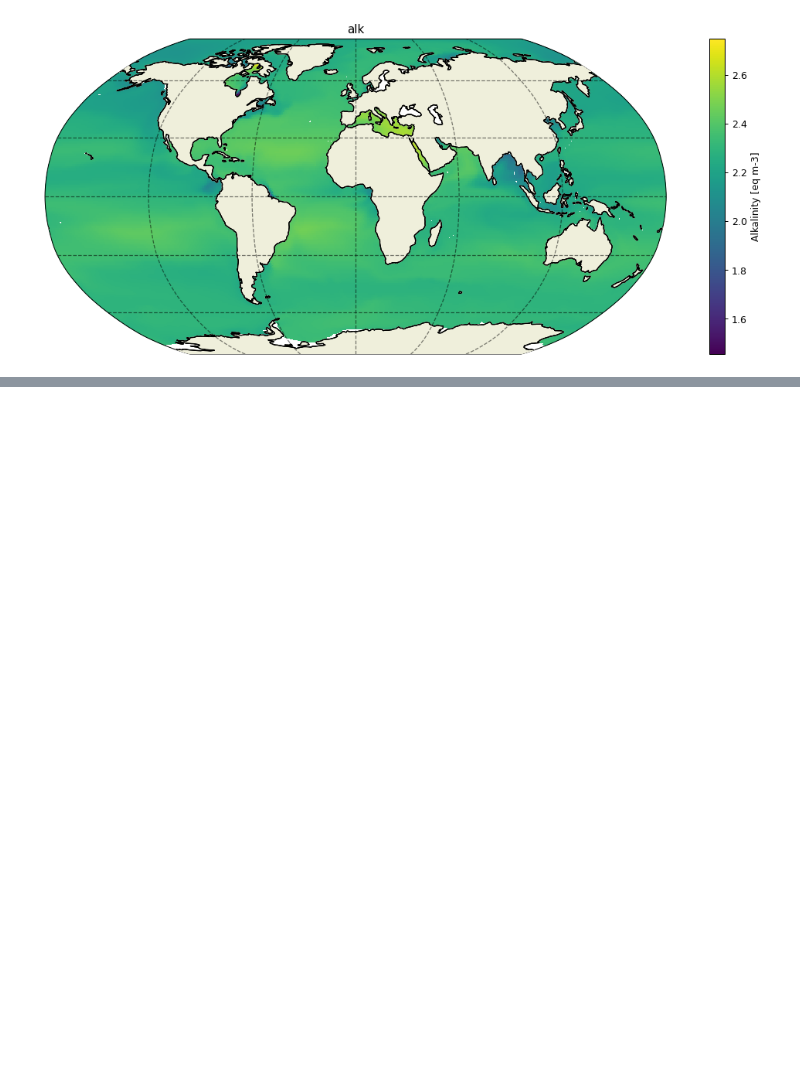
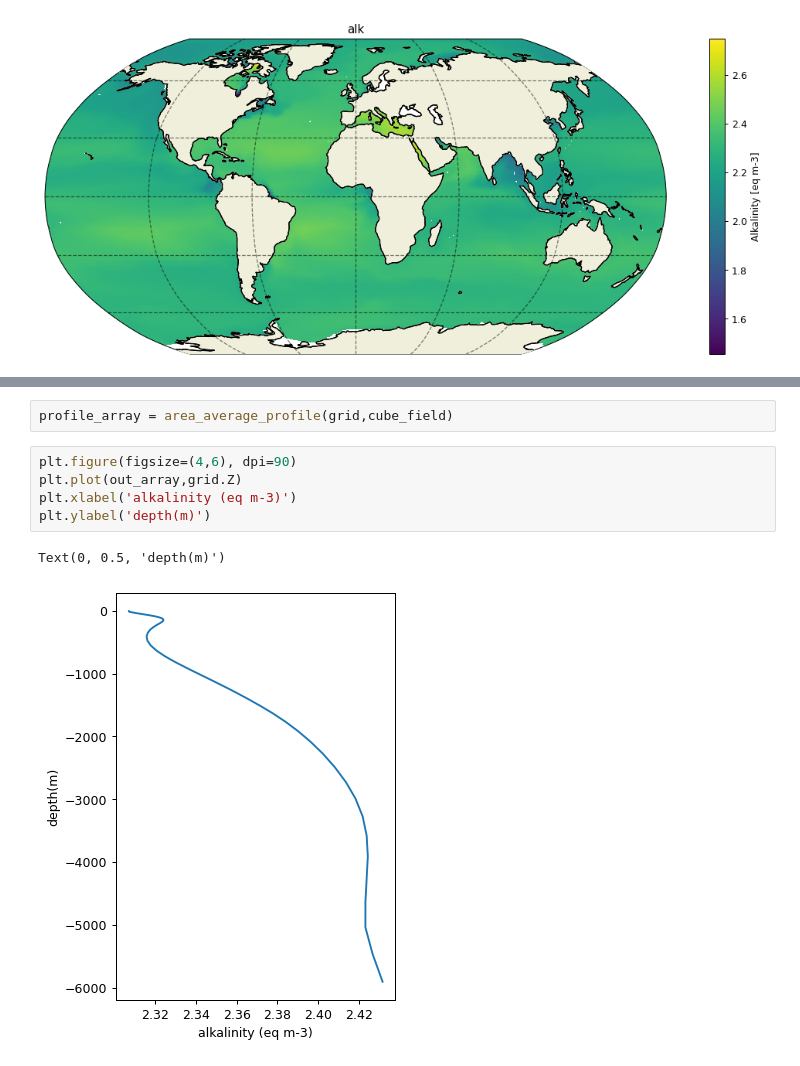
Before and after one commit to PaulHalloran/Jupiter_notebooks_halloran, a Jupyter notebook: ecco_v4_processing.ipynb, the cells around one changed output, grey strips where cells are left out. Cells and saved outputs as stored; diff of their text form; blank space fills up the shorter version.

Commit message:
with depth profiles

```diff
--- a/ecco_v4_processing.ipynb
+++ b/ecco_v4_processing.ipynb
@@ -160,0 +194,10 @@ plt.savefig('/Users/ph290/Downloads/ecco4/'+title+'_plot.png')
+# %%
+profile_array = area_average_profile(grid,cube_field)
+# %%
+plt.figure(figsize=(4,6), dpi=90)
+plt.plot(out_array,grid.Z)
+plt.xlabel('alkalinity (eq m-3)')
+plt.ylabel('depth(m)')
+# %% [output]
+Text(0, 0.5, 'depth(m)')
+[figure, added]
```
Also changed, not shown: parts of 6 cells of this notebook.
